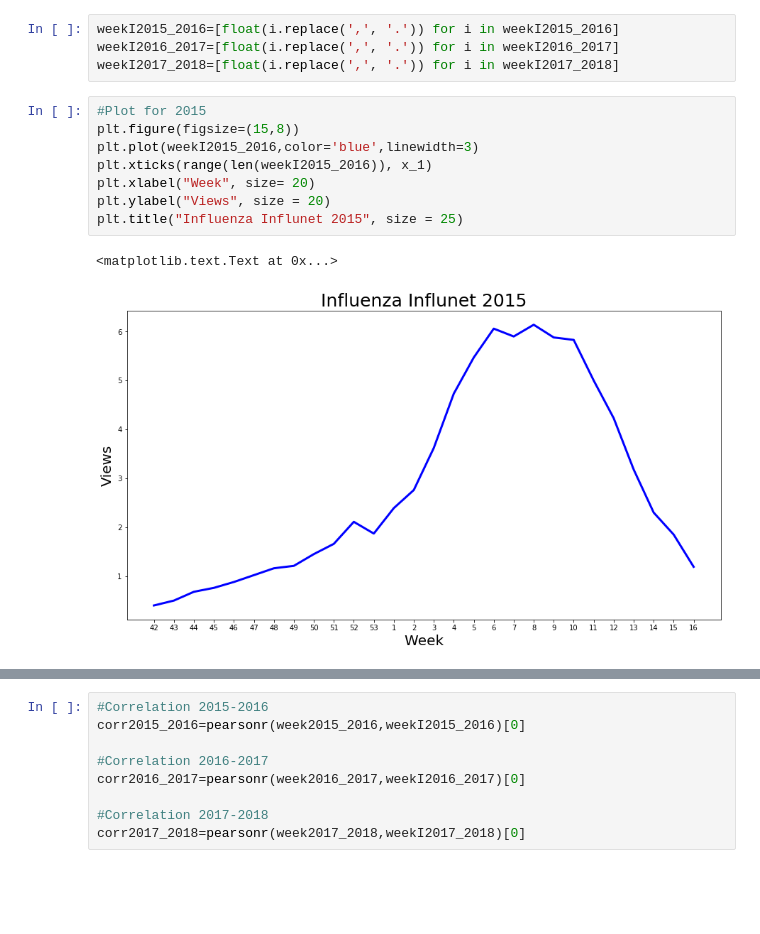
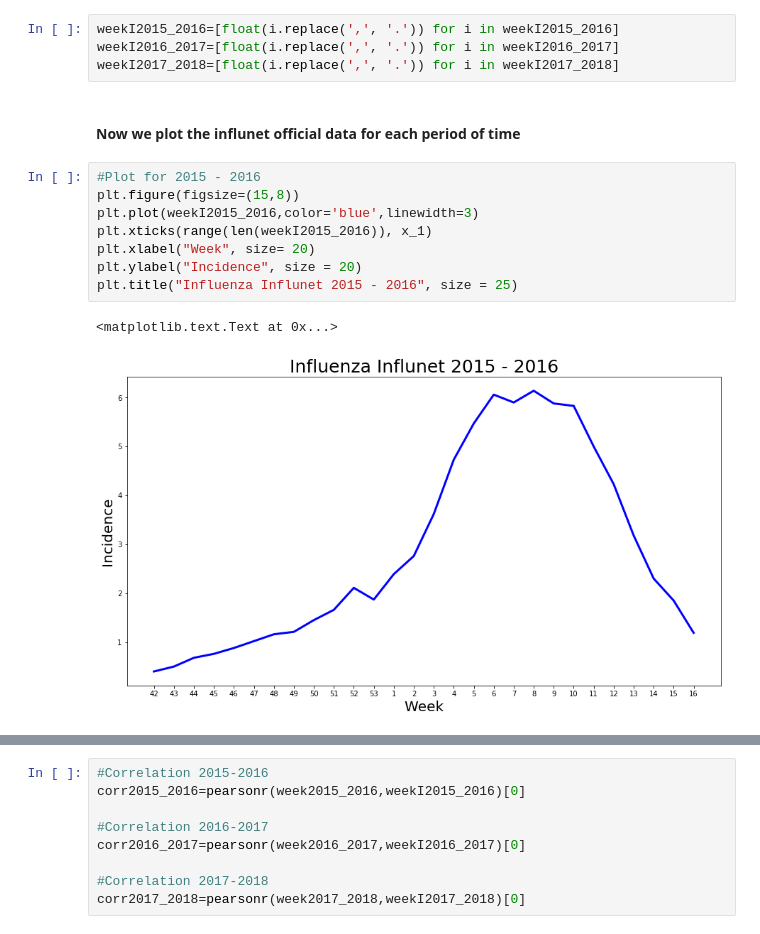
Before and after one commit to eltajbabanli/Digital-Epidemiology-HW1, a Jupyter notebook: HW01.ipynb, the cells around one changed output, grey strips where cells are left out. Drawn from its saved outputs; the diff is of its cells as text; blank space fills up the shorter version.

```diff
--- a/HW01.ipynb
+++ b/HW01.ipynb
@@ -105,15 +135,17 @@ weekI2017_2018 = dfI2017['Incidenza'].tolist()
 weekI2015_2016=[float(i.replace(',', '.')) for i in weekI2015_2016]
 weekI2016_2017=[float(i.replace(',', '.')) for i in weekI2016_2017]
 weekI2017_2018=[float(i.replace(',', '.')) for i in weekI2017_2018]
+# %% [markdown]
+#### Now we plot the influnet official data for each period of time
 # %%
-#Plot for 2015
+#Plot for 2015 - 2016
 plt.figure(figsize=(15,8))
 plt.plot(weekI2015_2016,color='blue',linewidth=3)
 plt.xticks(range(len(weekI2015_2016)), x_1)
 plt.xlabel("Week", size= 20)
-plt.ylabel("Views", size = 20)
-plt.title("Influenza Influnet 2015", size = 25)
+plt.ylabel("Incidence", size = 20)
+plt.title("Influenza Influnet 2015 - 2016", size = 25)
 # %% [output]
 <matplotlib.text.Text at 0x...>
-[figure, old version]
+[figure, new version]
 # %%
```
Also changed, not shown: parts of 104 cells of this notebook.
